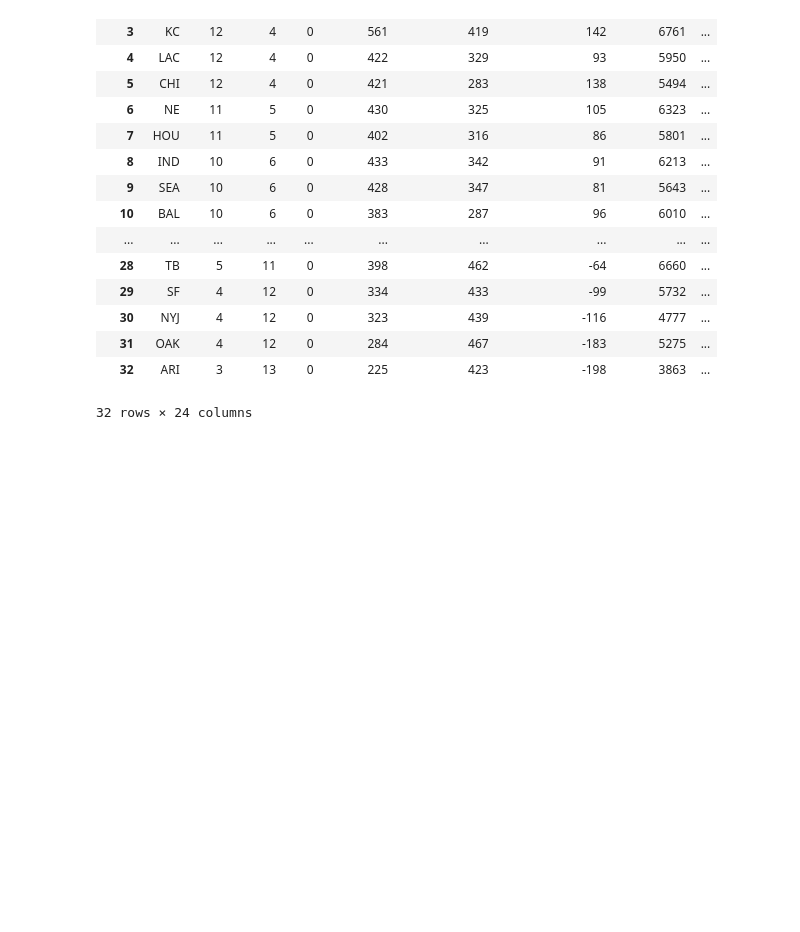
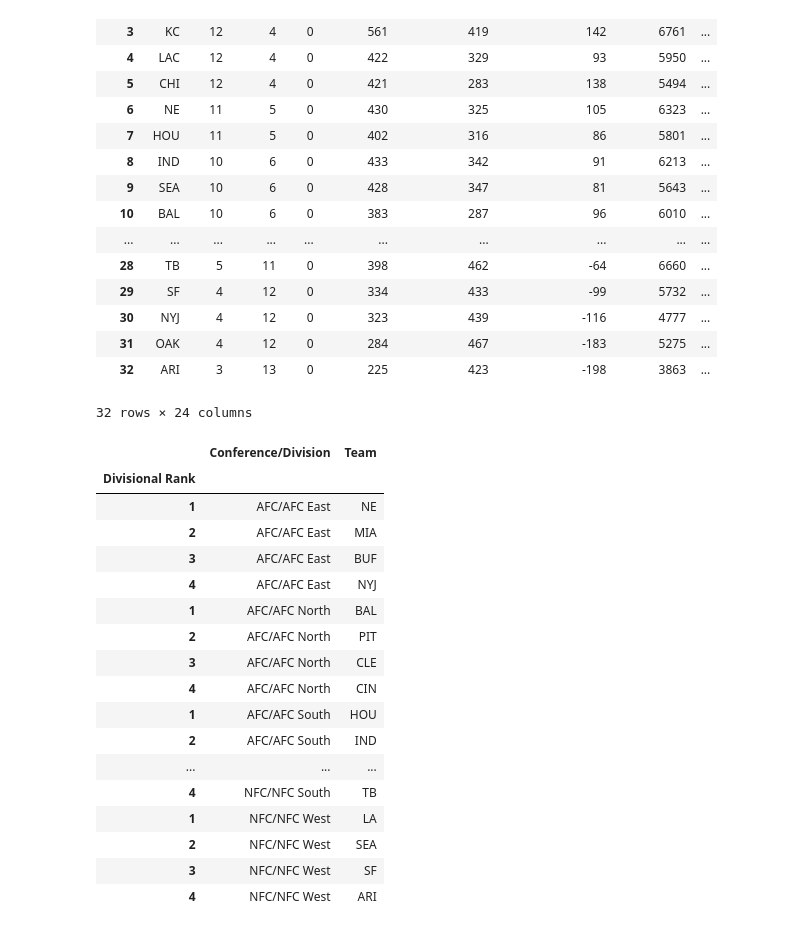
Before and after one commit to aaronhwoo/Project1, a Jupyter notebook: Game Data.ipynb, the cells around one changed output. Saved outputs shown, nothing was run; the diff lists cells and outputs as text; code cells hidden in the pictures; blank space fills up the shorter version.

```diff
--- a/Game Data.ipynb
+++ b/Game Data.ipynb
@@ -333,3 +333,54 @@ ranking_df.head(32)
 | 31 | OAK | 4 | 12 | 0 | 284 | 467 | -183 | 5275 | ... |
 | 32 | ARI | 3 | 13 | 0 | 225 | 423 | -198 | 3863 | ... |
 32 rows × 24 columns
+# %%
+divisions = []
+divranks = []
+divteams = []
+
+divresponse = requests.get(
+                        url=f"https://api.mysportsfeeds.com/v1.2/pull/nfl/2018-regular/division_team_standings.json",
+                        headers={
+                            "Authorization": "Basic " + base64.b64encode('{}:{}'.format("caa67d28-e6d3-4fae-8919-10331e","password").encode('utf-8')).decode('ascii')
+                        }).json()
+
+#pprint(rankingresponse)
+
+for x in range(0,8):
+    for y in range(0,4):
+        division = divresponse["divisionteamstandings"]["division"][x]["@name"]
+        divrank = int(divresponse["divisionteamstandings"]["division"][x]["teamentry"][y]["rank"])
+        divteam = divresponse["divisionteamstandings"]["division"][x]["teamentry"][y]["team"]["Abbreviation"]
+
+        divisions.append(division)
+        divranks.append(divrank)
+        divteams.append(divteam)
+
+divisional_df = pd.DataFrame({"Conference/Division": divisions,
+                        "Divisional Rank": divranks,
+                        "Team": divteams
+                          })
+
+divisional_df.set_index("Divisional Rank", inplace=True)
+#grouped_divisional_df = divisional_df.groupby(by="Division")
+
+divisional_df.head(32)
+# %% [output]
+|  | Conference/Division | Team |
+| Divisional Rank |  |  |
+| 1 | AFC/AFC East | NE |
+| 2 | AFC/AFC East | MIA |
+| 3 | AFC/AFC East | BUF |
+| 4 | AFC/AFC East | NYJ |
+| 1 | AFC/AFC North | BAL |
+| 2 | AFC/AFC North | PIT |
+| 3 | AFC/AFC North | CLE |
+| 4 | AFC/AFC North | CIN |
+| 1 | AFC/AFC South | HOU |
+| 2 | AFC/AFC South | IND |
+| ... | ... | ... |
+| 4 | NFC/NFC South | TB |
+| 1 | NFC/NFC West | LA |
+| 2 | NFC/NFC West | SEA |
+| 3 | NFC/NFC West | SF |
+| 4 | NFC/NFC West | ARI |
```
